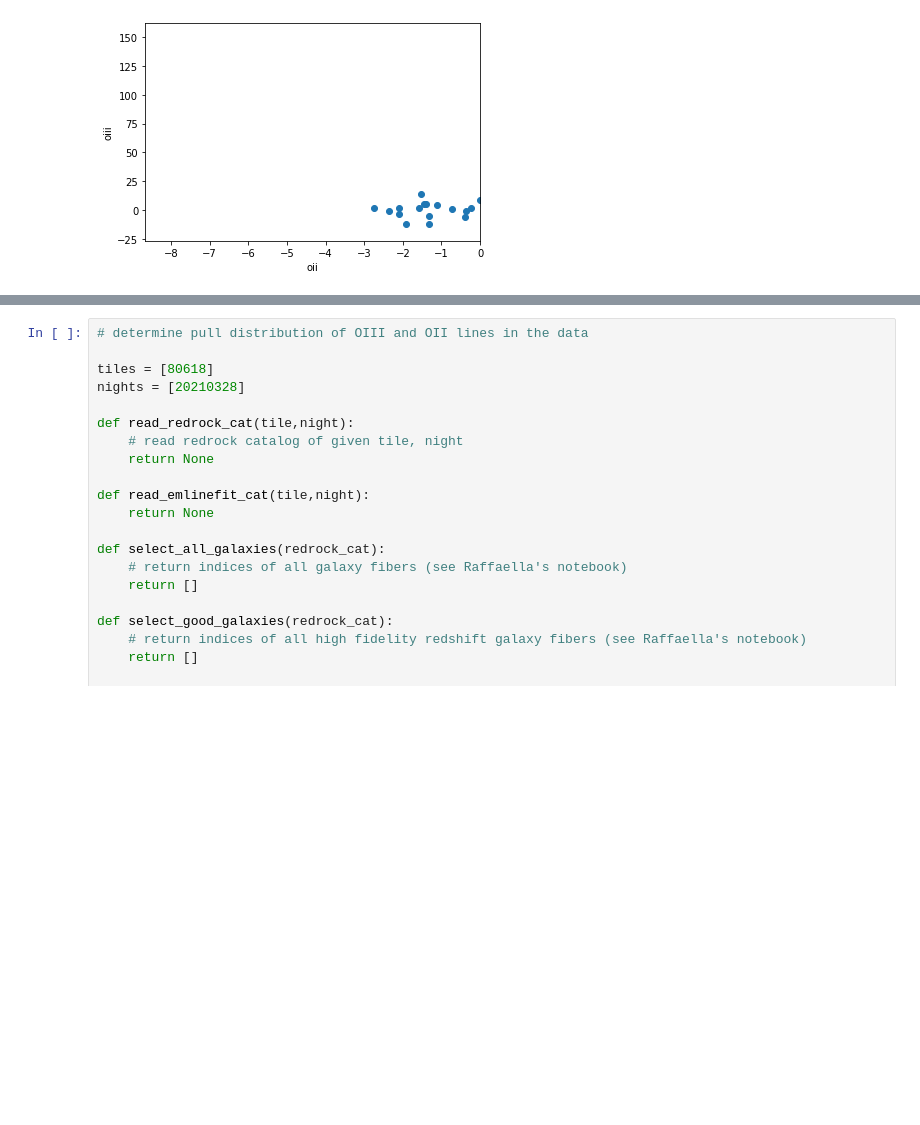
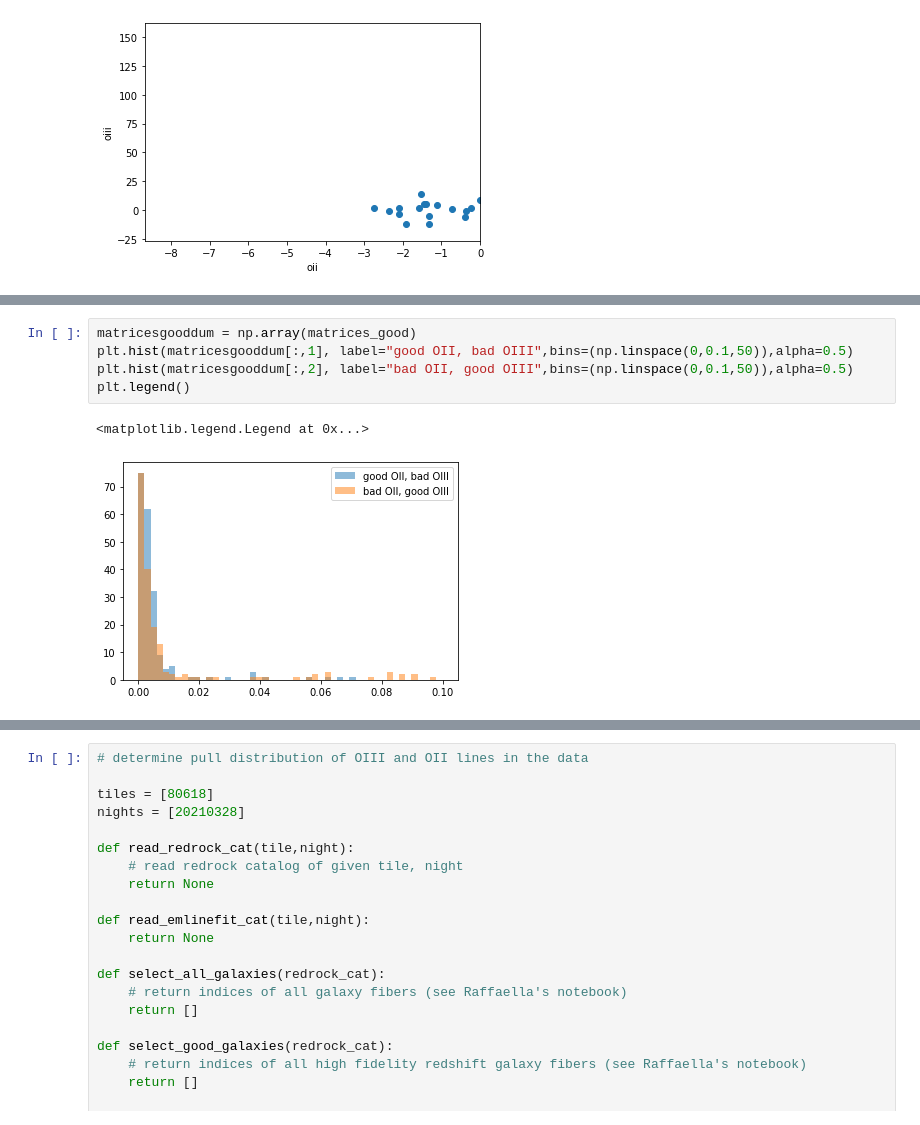
Before and after one commit to ShirshChhabra/DESIRedrock, a Jupyter notebook: Redrock.ipynb, the cells around one changed output, grey strips where cells are left out. Saved outputs shown, nothing was run; the diff lists cells and outputs as text; blank space fills up the shorter version.

```diff
--- a/Redrock.ipynb
+++ b/Redrock.ipynb
@@ -173,0 +297,8 @@ NameError: name 'a' is not defined
+# %%
+matricesgooddum = np.array(matrices_good)
+plt.hist(matricesgooddum[:,1], label="good OII, bad OIII",bins=(np.linspace(0,0.1,50)),alpha=0.5)
+plt.hist(matricesgooddum[:,2], label="bad OII, good OIII",bins=(np.linspace(0,0.1,50)),alpha=0.5)
+plt.legend()
+# %% [output]
+<matplotlib.legend.Legend at 0x...>
+[figure, added]
```
Also changed, not shown: parts of 10 cells of this notebook.
